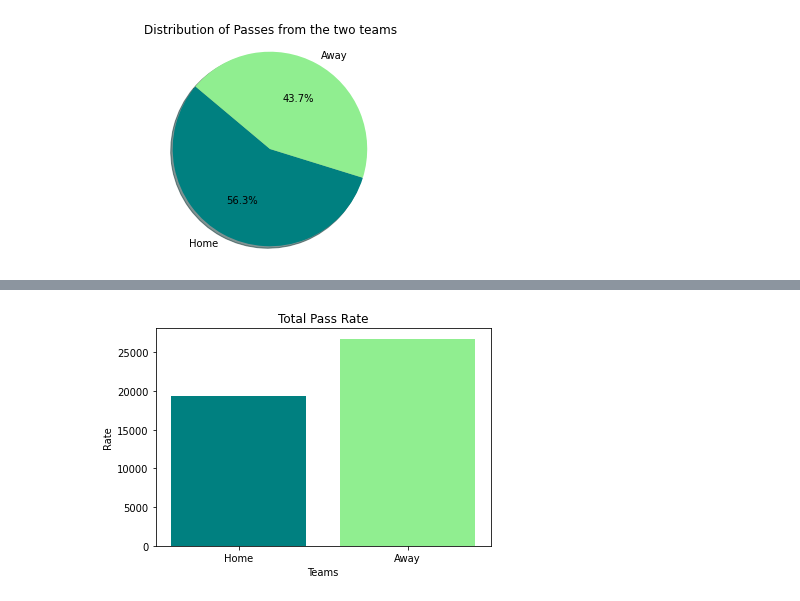
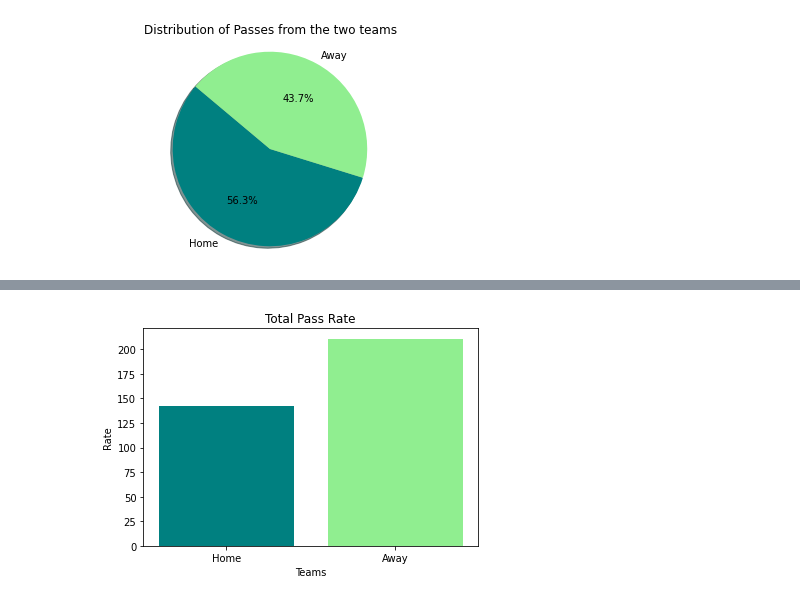
Before and after one commit to nahiid/soccer-impact-factor, a Jupyter notebook: src/impact_factor.ipynb, the cells around one changed output, grey strips where cells are left out. Drawn from its saved outputs; the diff is of its cells as text; code cells hidden in the pictures.

Commit message:
Add more plots

```diff
--- a/src/impact_factor.ipynb
+++ b/src/impact_factor.ipynb
@@ -964,6 +555,5 @@ pass_start
 # %%
-import matplotlib.pyplot as plt
-import pandas as pd  # Add this import for working with DataFrames
+merged_start = merged_start.fillna(0)
 
 # Count the number of rows for each team
 team_counts = pass_start['Team'].value_counts()
@@ -1000,17 +654,14 @@ merged_start
 # %%
-# Fill NaN values in the 'Pass_Rate' column with 0
-merged_start['Pass_Rate'].fillna(0, inplace=True)
-
 # Calculate the sum of Pass_Rate for the Away team separately for the Home team
-pass_rate_for_home = merged_start.loc[merged_start['Team'] == 'Away']['Pass_Rate'].sum()
-pass_rate_for_away = merged_start.loc[merged_start['Team'] == 'Home']['Pass_Rate'].sum()
+pass_rate_for_home = merged_start.loc[merged_start['Team'] == 'Away']['r_next_event'].sum()
+pass_rate_for_away = merged_start.loc[merged_start['Team'] == 'Home']['r_next_event'].sum()
 
 # Create a bar plot with custom colors
 colors = ['teal', 'lightgreen']
 plt.bar(['Home', 'Away'], [pass_rate_for_home, pass_rate_for_away], color=colors)
 plt.xlabel('Teams')
 plt.ylabel('Rate')
 plt.title('Total Pass Rate')
 plt.show()
 # %% [output]
-[figure, old version]
+[figure, new version]
```
Also changed, not shown: parts of 46 cells of this notebook.
